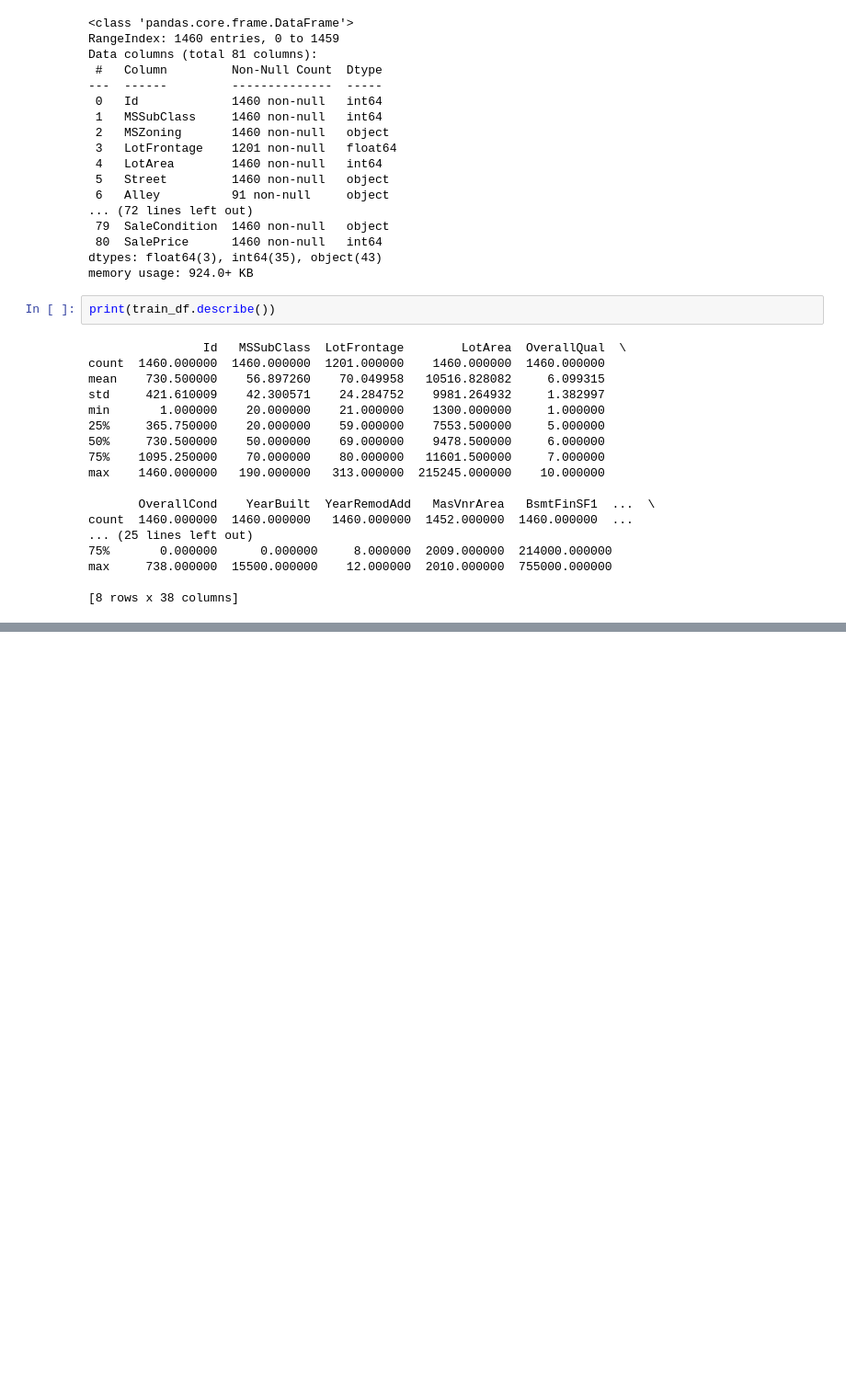
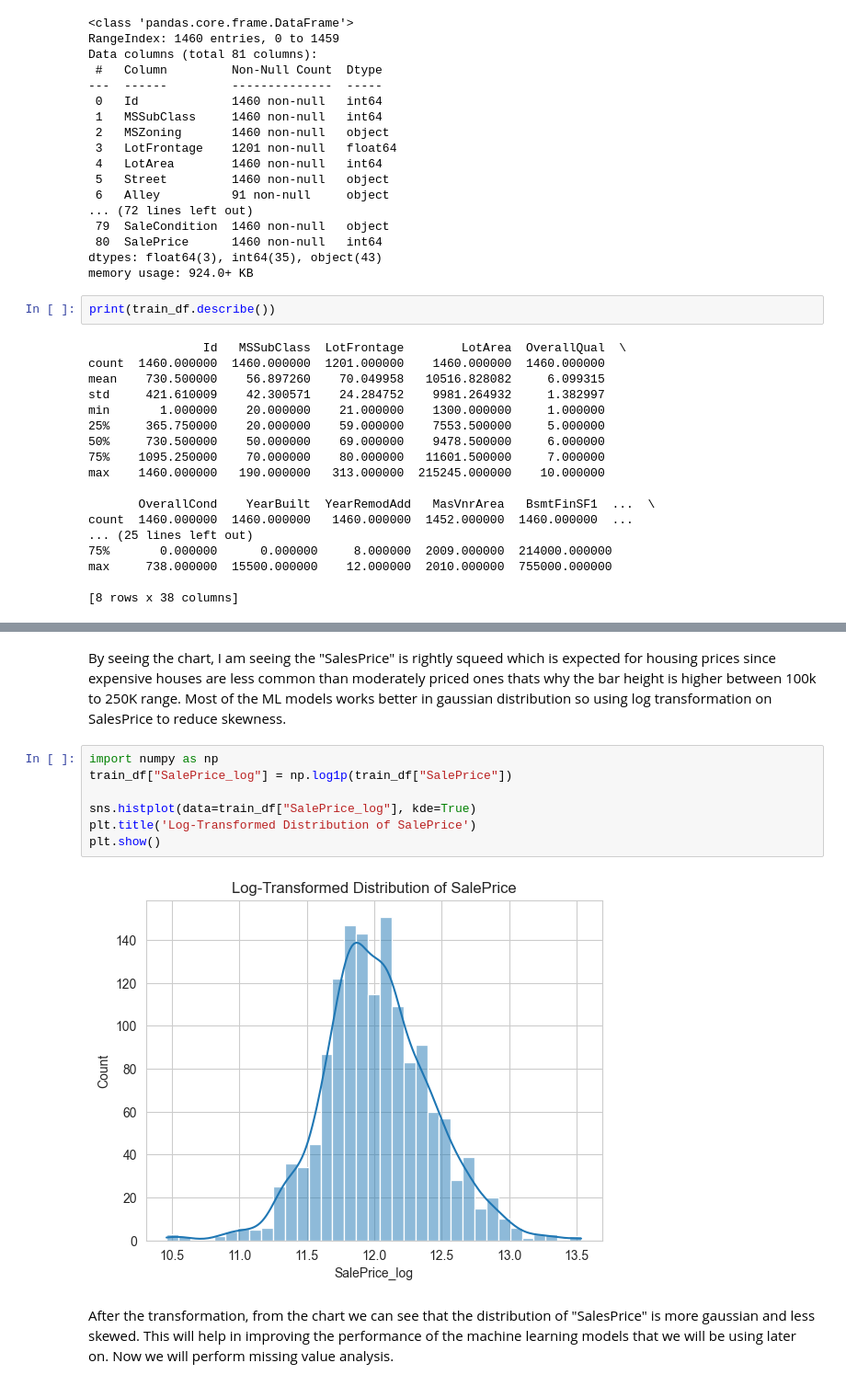
Before and after one commit to amazingpaddy/ml-odyssey, a Jupyter notebook: machine-learning-portfolio/house-sales-price-prediction/house-sales-price-prediction.ipynb, the cells around one changed output, grey strips where cells are left out. Shown: that part at 92% size. Cells and saved outputs as stored; diff of their text form; blank space fills up the shorter version.

```diff
--- a/machine-learning-portfolio/house-sales-price-prediction/house-sales-price-prediction.ipynb
+++ b/machine-learning-portfolio/house-sales-price-prediction/house-sales-price-prediction.ipynb
@@ -60,0 +72,13 @@ max     738.000000  15500.000000    12.000000  2010.000000  755000.000000
+# %% [markdown]
+By seeing the chart, I am seeing the "SalesPrice" is rightly squeed which is expected for housing prices since expensive houses are less common than moderately priced ones thats why the bar height is higher between 100k to 250K range.  Most of the ML models works better in gaussian distribution so using log transformation on SalesPrice to reduce skewness.
+# %%
+import numpy as np
+train_df["SalePrice_log"] = np.log1p(train_df["SalePrice"])
+
+sns.histplot(data=train_df["SalePrice_log"], kde=True)
+plt.title('Log-Transformed Distribution of SalePrice')
+plt.show()
+# %% [output]
+[figure, added]
+# %% [markdown]
+After the transformation, from the chart we can see that the distribution of "SalesPrice" is more gaussian and less skewed. This will help in improving the performance of the machine learning models that we will be using later on. Now we will perform missing value analysis.
```
Also changed, not shown: parts of 41 cells of this notebook, 2 other files.
